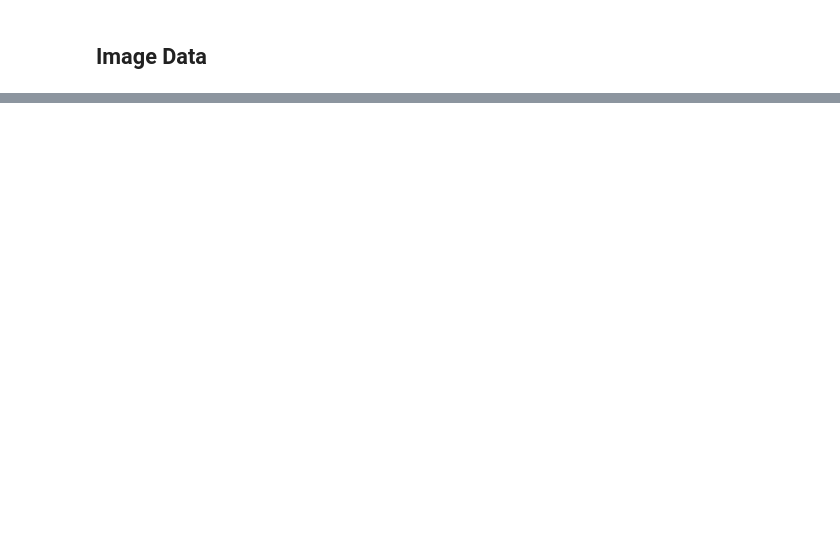
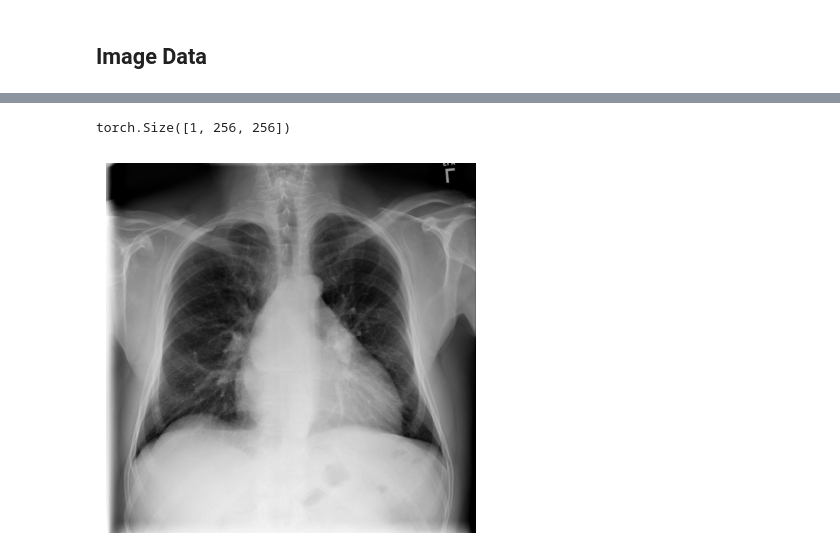
Before and after one commit to RavinderRai/lung-disease-early-detection, a Jupyter notebook: notebooks/data_exploration_and_processing.ipynb, the cells around one changed output, grey strips where cells are left out. Saved outputs shown, nothing was run; the diff lists cells and outputs as text; code cells hidden in the pictures; blank space fills up the shorter version.

```diff
--- a/notebooks/data_exploration_and_processing.ipynb
+++ b/notebooks/data_exploration_and_processing.ipynb
@@ -333,7 +413,22 @@ image_files
+# %%
+from torchvision import transforms
+from PIL import Image
+
+transform = transforms.Compose([
+    transforms.Resize((256, 256)),
+    transforms.ToTensor(),
+    transforms.Normalize(mean=[0.5], std=[0.5]),
+    transforms.Grayscale(num_output_channels=1)
+])
 # %%
-# Load an image using PIL (example for the first image)
 image_path = os.path.join(image_dir, image_files[0])
 image = Image.open(image_path)
+image_tensor = transform(image)
+print(image_tensor.shape)
 
-# Display the image
-image.show()
+plt.imshow(image, cmap='gray')
+plt.axis('off')
+plt.show()
+# %% [output]
+torch.Size([1, 256, 256])
+[figure, added]
```
Also changed, not shown: parts of 12 cells of this notebook, 2 other files.
